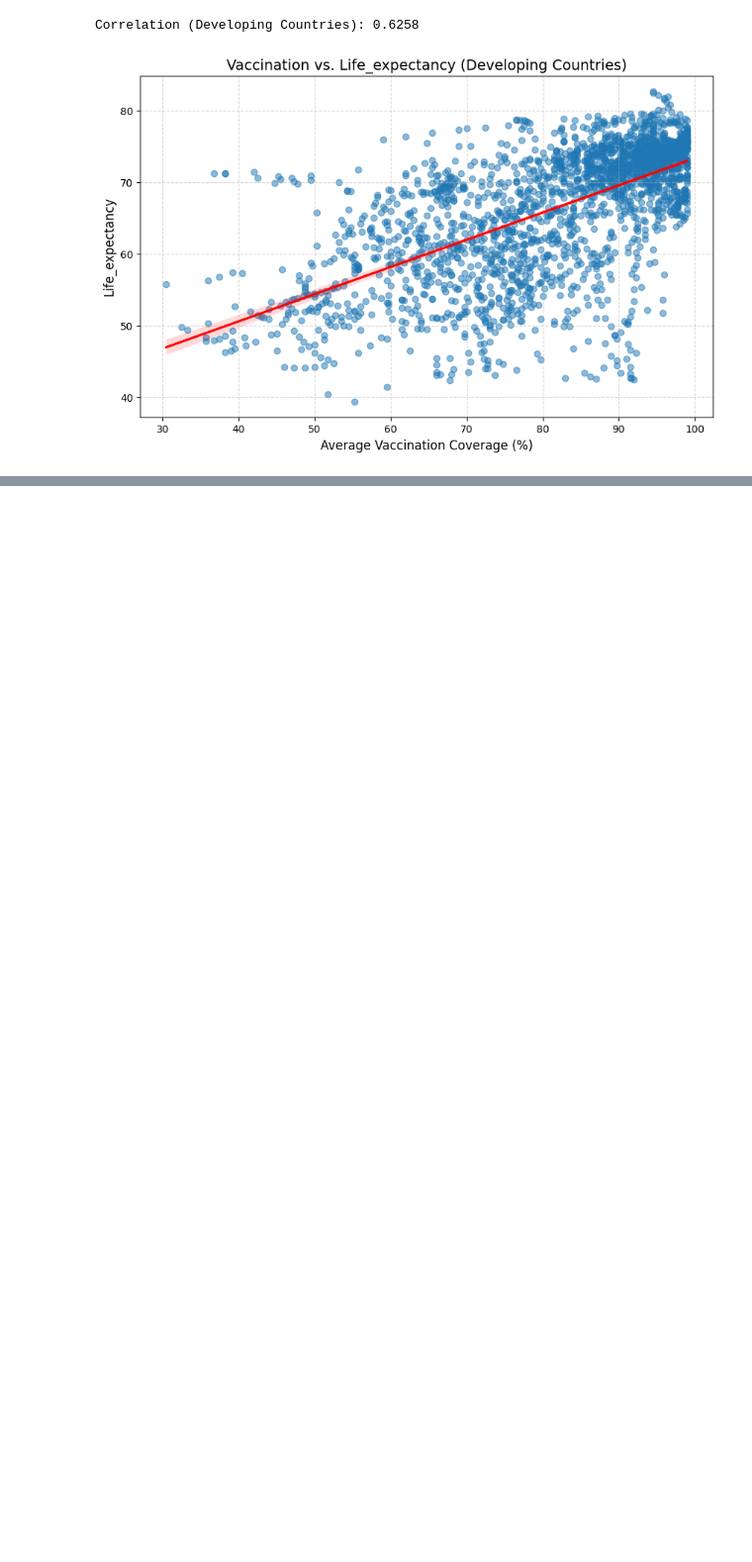
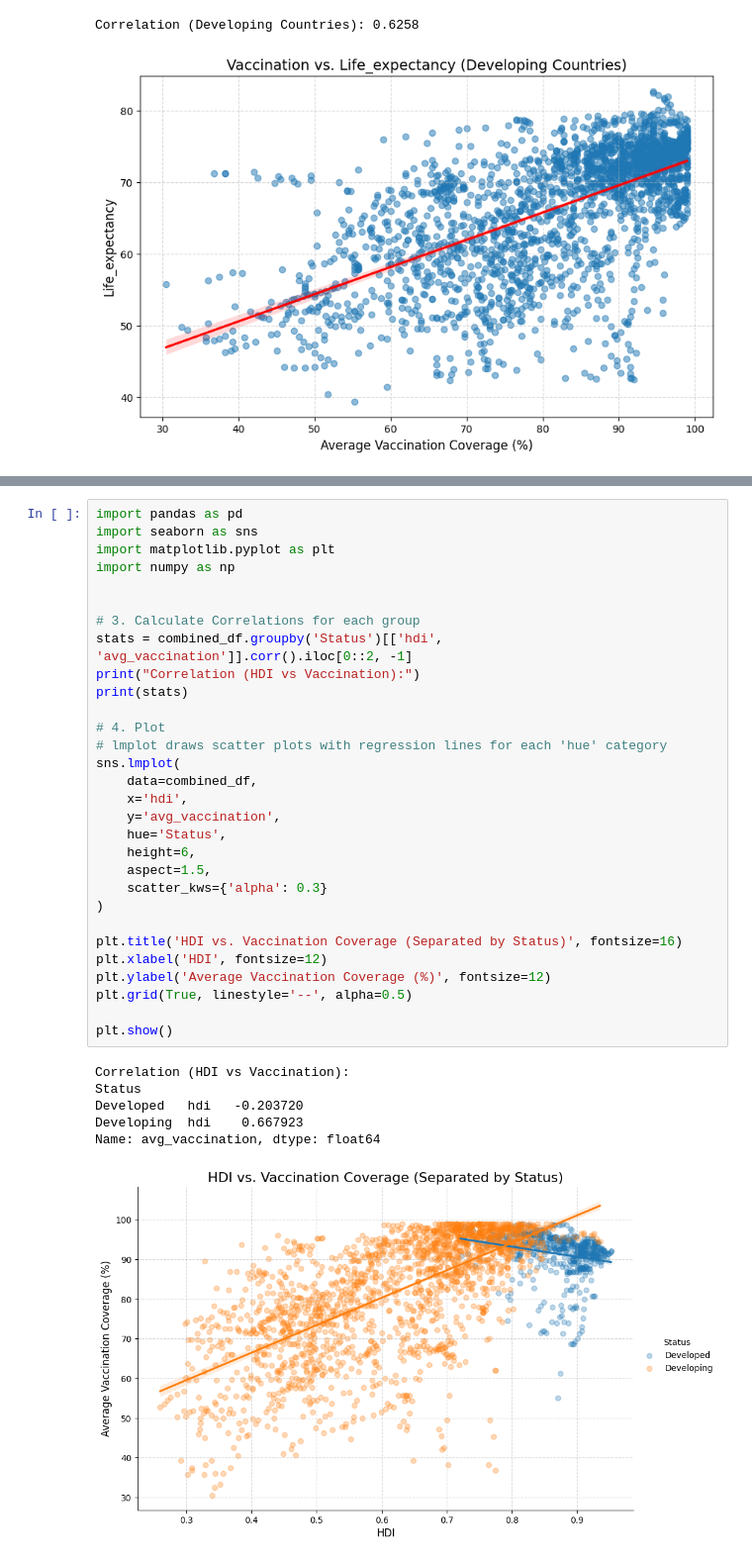
Before and after one commit to ShazaAbdallah/Data-management-236003, a Jupyter notebook: Project/project-updated.ipynb, the cells around one changed output, grey strips where cells are left out. Shown at 99% size. Cells and saved outputs as stored; diff of their text form; blank space fills up the shorter version.

Commit message:
added hdi and individual correlations

```diff
--- a/Project/project-updated.ipynb
+++ b/Project/project-updated.ipynb
@@ -572,0 +625,37 @@ Correlation (Developing Countries): 0.6258
+# %%
+import pandas as pd
+import seaborn as sns
+import matplotlib.pyplot as plt
+import numpy as np
+
+
+# 3. Calculate Correlations for each group
+stats = combined_df.groupby('Status')[['hdi', 'avg_vaccination']].corr().iloc[0::2, -1]
+print("Correlation (HDI vs Vaccination):")
+print(stats)
+
+# 4. Plot
+# lmplot draws scatter plots with regression lines for each 'hue' category
+sns.lmplot(
+    data=combined_df,
+    x='hdi',
+    y='avg_vaccination',
+    hue='Status',
+    height=6,
+    aspect=1.5,
+    scatter_kws={'alpha': 0.3}
+)
+
+plt.title('HDI vs. Vaccination Coverage (Separated by Status)', fontsize=16)
+plt.xlabel('HDI', fontsize=12)
+plt.ylabel('Average Vaccination Coverage (%)', fontsize=12)
+plt.grid(True, linestyle='--', alpha=0.5)
+
+plt.show()
+# %% [output]
+Correlation (HDI vs Vaccination):
+Status
+Developed   hdi   -0.203720
+Developing  hdi    0.667923
+Name: avg_vaccination, dtype: float64
+[figure, added]
```
Also changed, not shown: parts of 3 cells of this notebook.
